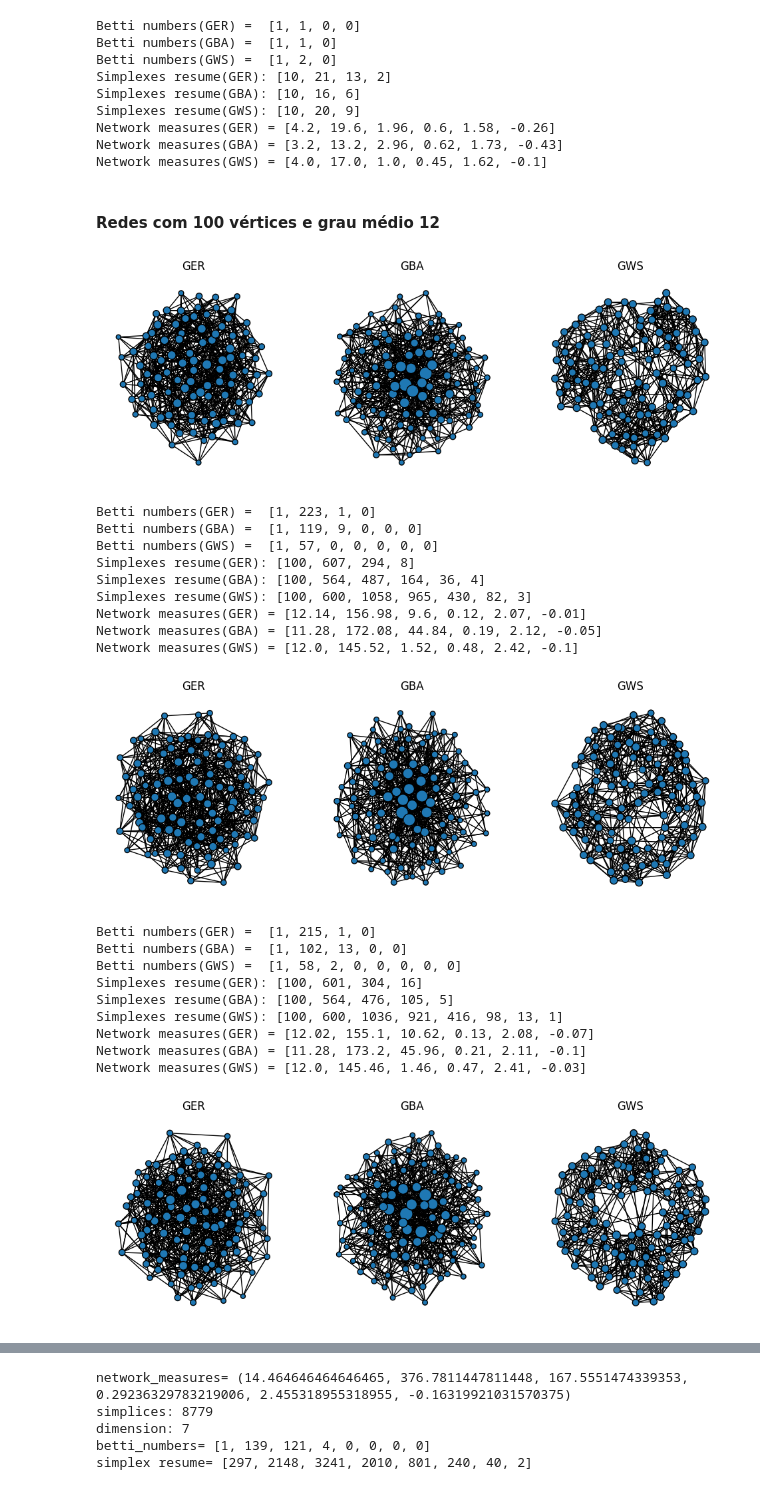
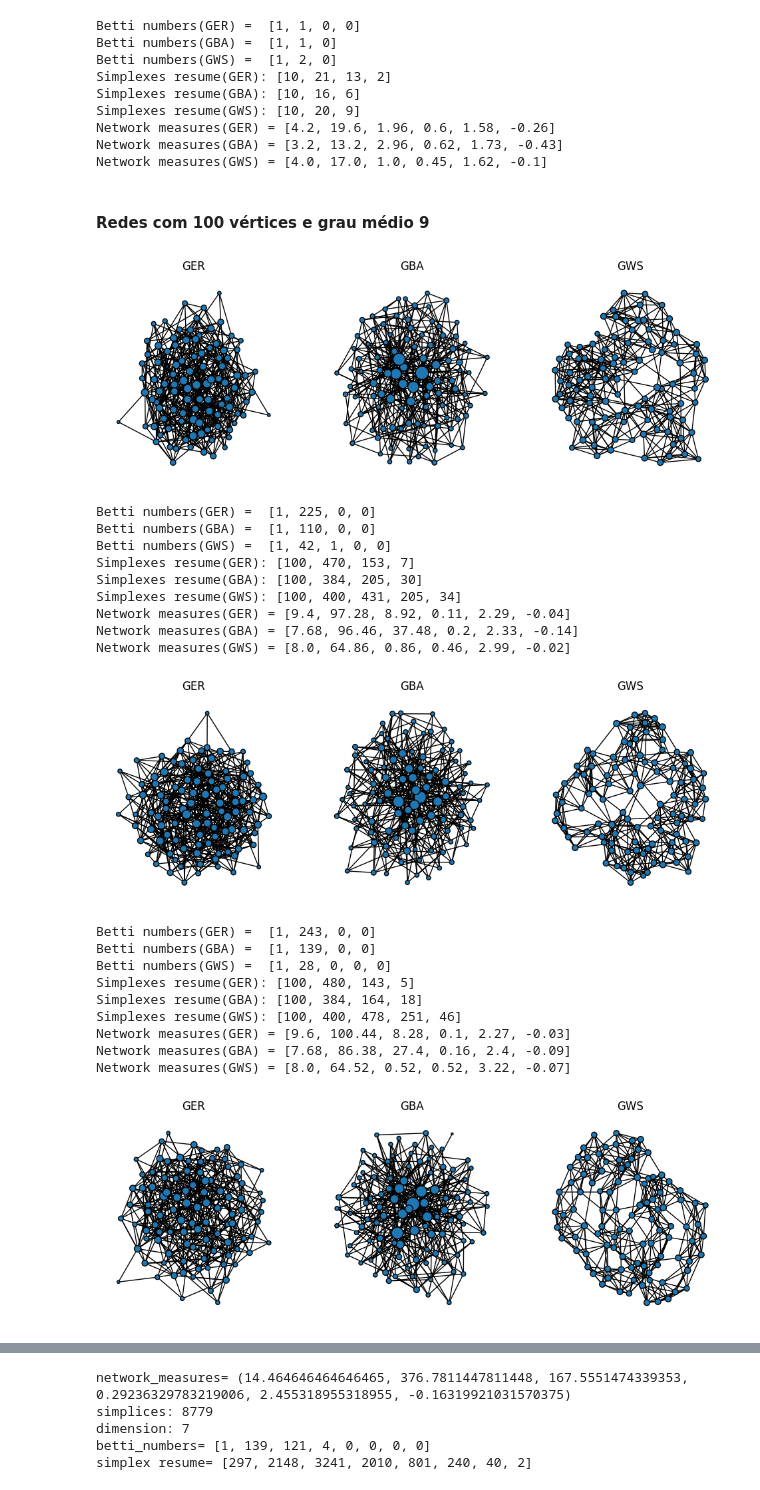
Before and after one commit to JunioCesarFerreira/ComplexNetworks, a Jupyter notebook: MyProject/complex-simplicial-network.ipynb, the cells around one changed output, grey strips where cells are left out. Cells and saved outputs as stored; diff of their text form; code cells hidden in the pictures.

```diff
--- a/MyProject/complex-simplicial-network.ipynb
+++ b/MyProject/complex-simplicial-network.ipynb
@@ -536,28 +560,28 @@ Network measures(GER) = [4.2, 19.6, 1.96, 0.6, 1.58, -0.26]
 Network measures(GBA) = [3.2, 13.2, 2.96, 0.62, 1.73, -0.43]
 Network measures(GWS) = [4.0, 17.0, 1.0, 0.45, 1.62, -0.1]
 # %% [markdown]
-#### Redes com 100 vértices e grau médio 12
+#### Redes com 100 vértices e grau médio 9
 # %%
-test_generate_networks(100, 12, 3)
+test_generate_networks(100, 9, 3)
 # %% [output]
-[figure, old version]
+[figure, new version]
-Betti numbers(GER) =  [1, 223, 1, 0]
-Betti numbers(GBA) =  [1, 119, 9, 0, 0, 0]
-Betti numbers(GWS) =  [1, 57, 0, 0, 0, 0, 0]
-Simplexes resume(GER): [100, 607, 294, 8]
-Simplexes resume(GBA): [100, 564, 487, 164, 36, 4]
-Simplexes resume(GWS): [100, 600, 1058, 965, 430, 82, 3]
-Network measures(GER) = [12.14, 156.98, 9.6, 0.12, 2.07, -0.01]
-Network measures(GBA) = [11.28, 172.08, 44.84, 0.19, 2.12, -0.05]
-Network measures(GWS) = [12.0, 145.52, 1.52, 0.48, 2.42, -0.1]
+Betti numbers(GER) =  [1, 225, 0, 0]
+Betti numbers(GBA) =  [1, 110, 0, 0]
+Betti numbers(GWS) =  [1, 42, 1, 0, 0]
+Simplexes resume(GER): [100, 470, 153, 7]
+Simplexes resume(GBA): [100, 384, 205, 30]
+Simplexes resume(GWS): [100, 400, 431, 205, 34]
+Network measures(GER) = [9.4, 97.28, 8.92, 0.11, 2.29, -0.04]
+Network measures(GBA) = [7.68, 96.46, 37.48, 0.2, 2.33, -0.14]
+Network measures(GWS) = [8.0, 64.86, 0.86, 0.46, 2.99, -0.02]
-[figure, old version]
+[figure, new version]
-Betti numbers(GER) =  [1, 215, 1, 0]
-Betti numbers(GBA) =  [1, 102, 13, 0, 0]
-Betti numbers(GWS) =  [1, 58, 2, 0, 0, 0, 0, 0]
-Simplexes resume(GER): [100, 601, 304, 16]
-Simplexes resume(GBA): [100, 564, 476, 105, 5]
-Simplexes resume(GWS): [100, 600, 1036, 921, 416, 98, 13, 1]
-Network measures(GER) = [12.02, 155.1, 10.62, 0.13, 2.08, -0.07]
-Network measures(GBA) = [11.28, 173.2, 45.96, 0.21, 2.11, -0.1]
-Network measures(GWS) = [12.0, 145.46, 1.46, 0.47, 2.41, -0.03]
+Betti numbers(GER) =  [1, 243, 0, 0]
+Betti numbers(GBA) =  [1, 139, 0, 0]
+Betti numbers(GWS) =  [1, 28, 0, 0, 0]
+Simplexes resume(GER): [100, 480, 143, 5]
+Simplexes resume(GBA): [100, 384, 164, 18]
+Simplexes resume(GWS): [100, 400, 478, 251, 46]
+Network measures(GER) = [9.6, 100.44, 8.28, 0.1, 2.27, -0.03]
+Network measures(GBA) = [7.68, 86.38, 27.4, 0.16, 2.4, -0.09]
+Network measures(GWS) = [8.0, 64.52, 0.52, 0.52, 3.22, -0.07]
-[figure, old version]
+[figure, new version]
```
Also changed, not shown: parts of 12 cells of this notebook.
